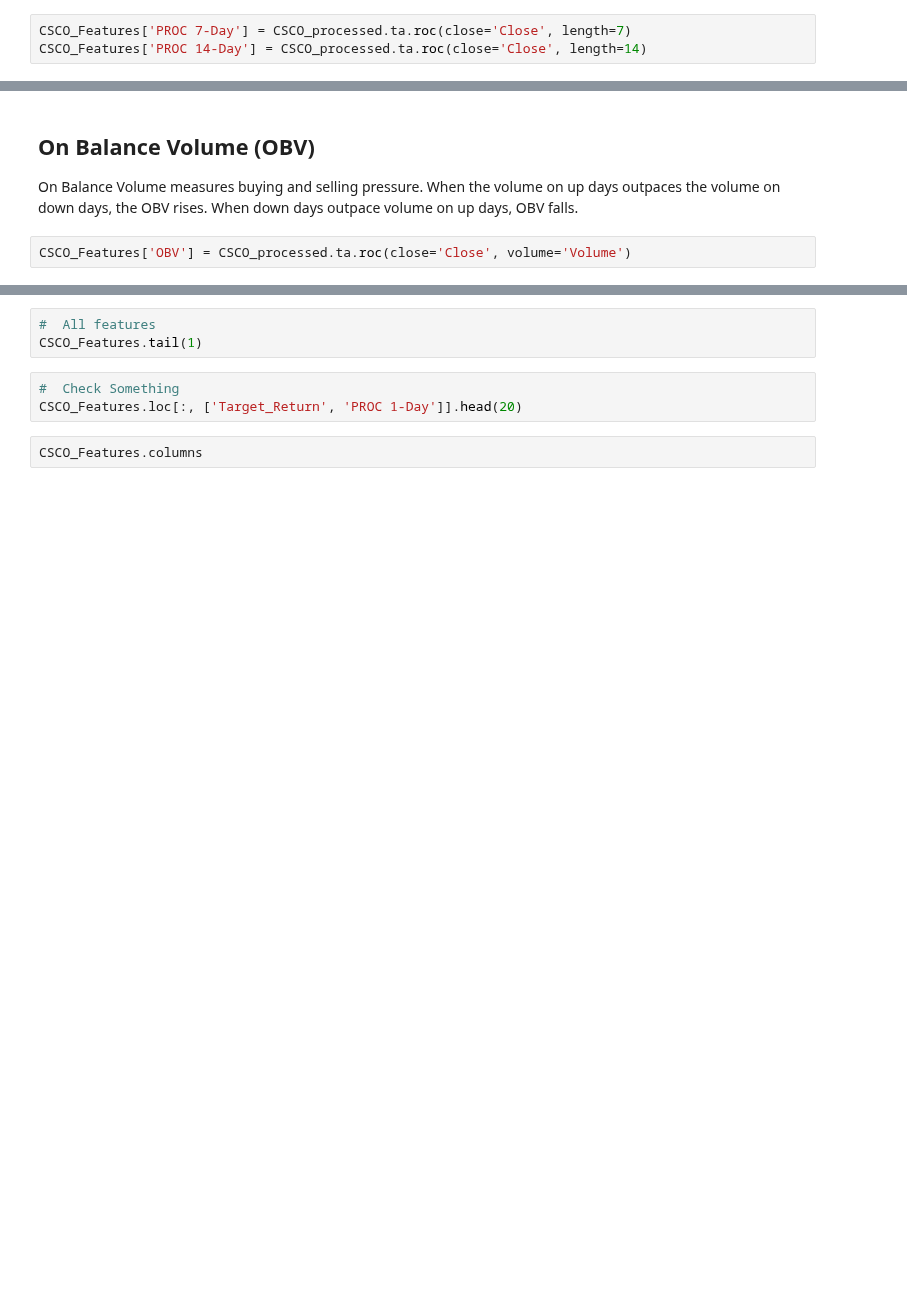
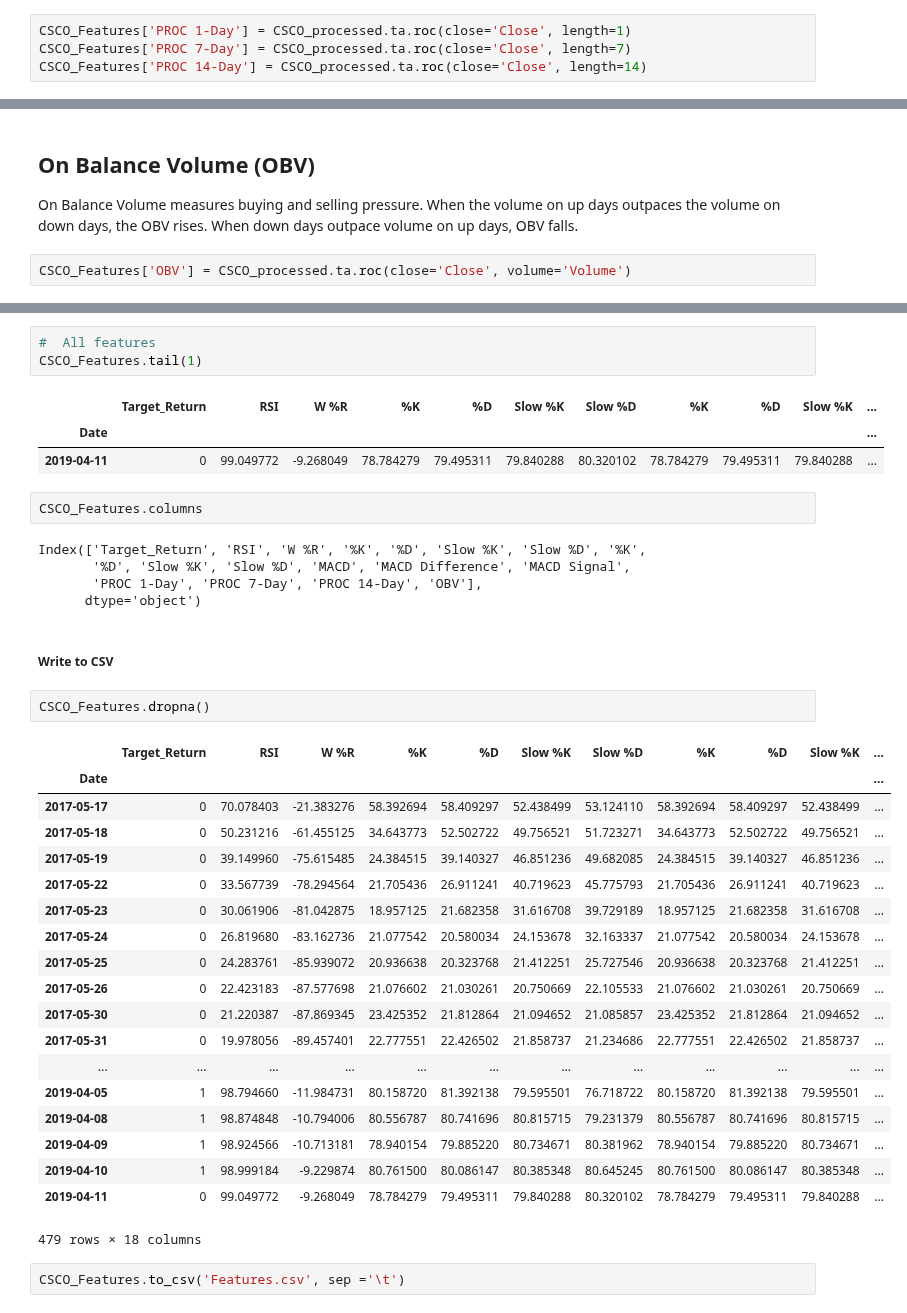
Before and after one commit to TrevorMcDougald/CS4315, a Jupyter notebook: Part 4: Feature Extraction.ipynb, the cells around one changed output, grey strips where cells are left out. Drawn from its saved outputs; the diff is of its cells as text; blank space fills up the shorter version.

```diff
--- a/Part 4: Feature Extraction.ipynb
+++ b/Part 4: Feature Extraction.ipynb
@@ -233,4 +286,5 @@ above the zero line, when they are falling PROC levels are below the zero line.
 # %%
+CSCO_Features['PROC 1-Day'] = CSCO_processed.ta.roc(close='Close', length=1)
 CSCO_Features['PROC 7-Day'] = CSCO_processed.ta.roc(close='Close', length=7)
 CSCO_Features['PROC 14-Day'] = CSCO_processed.ta.roc(close='Close', length=14)
 # %%
@@ -271,8 +346,40 @@ OBV_line = sns.lineplot(x=CSCO_Features.index, y=CSCO_Features['OBV'], legend='f
 # %%
 #  All features
 CSCO_Features.tail(1)
+# %% [output]
+|  | Target_Return | RSI | W %R | %K | %D | Slow %K | Slow %D | %K | %D | Slow %K | ... |
+| Date |  |  |  |  |  |  |  |  |  |  | ... |
+| 2019-04-11 | 0 | 99.049772 | -9.268049 | 78.784279 | 79.495311 | 79.840288 | 80.320102 | 78.784279 | 79.495311 | 79.840288 | ... |
-# %%
-#  Check Something
-CSCO_Features.loc[:, ['Target_Return', 'PROC 1-Day']].head(20)
 # %%
 CSCO_Features.columns
+# %% [output]
+Index(['Target_Return', 'RSI', 'W %R', '%K', '%D', 'Slow %K', 'Slow %D', '%K',
+       '%D', 'Slow %K', 'Slow %D', 'MACD', 'MACD Difference', 'MACD Signal',
+       'PROC 1-Day', 'PROC 7-Day', 'PROC 14-Day', 'OBV'],
+      dtype='object')
+# %% [markdown]
+##### Write to CSV
+# %%
+CSCO_Features.dropna()
+# %% [output]
+|  | Target_Return | RSI | W %R | %K | %D | Slow %K | Slow %D | %K | %D | Slow %K | ... |
+| Date |  |  |  |  |  |  |  |  |  |  | ... |
+| 2017-05-17 | 0 | 70.078403 | -21.383276 | 58.392694 | 58.409297 | 52.438499 | 53.124110 | 58.392694 | 58.409297 | 52.438499 | ... |
+| 2017-05-18 | 0 | 50.231216 | -61.455125 | 34.643773 | 52.502722 | 49.756521 | 51.723271 | 34.643773 | 52.502722 | 49.756521 | ... |
+| 2017-05-19 | 0 | 39.149960 | -75.615485 | 24.384515 | 39.140327 | 46.851236 | 49.682085 | 24.384515 | 39.140327 | 46.851236 | ... |
+| 2017-05-22 | 0 | 33.567739 | -78.294564 | 21.705436 | 26.911241 | 40.719623 | 45.775793 | 21.705436 | 26.911241 | 40.719623 | ... |
+| 2017-05-23 | 0 | 30.061906 | -81.042875 | 18.957125 | 21.682358 | 31.616708 | 39.729189 | 18.957125 | 21.682358 | 31.616708 | ... |
+| 2017-05-24 | 0 | 26.819680 | -83.162736 | 21.077542 | 20.580034 | 24.153678 | 32.163337 | 21.077542 | 20.580034 | 24.153678 | ... |
+| 2017-05-25 | 0 | 24.283761 | -85.939072 | 20.936638 | 20.323768 | 21.412251 | 25.727546 | 20.936638 | 20.323768 | 21.412251 | ... |
+| 2017-05-26 | 0 | 22.423183 | -87.577698 | 21.076602 | 21.030261 | 20.750669 | 22.105533 | 21.076602 | 21.030261 | 20.750669 | ... |
+| 2017-05-30 | 0 | 21.220387 | -87.869345 | 23.425352 | 21.812864 | 21.094652 | 21.085857 | 23.425352 | 21.812864 | 21.094652 | ... |
+| 2017-05-31 | 0 | 19.978056 | -89.457401 | 22.777551 | 22.426502 | 21.858737 | 21.234686 | 22.777551 | 22.426502 | 21.858737 | ... |
+| ... | ... | ... | ... | ... | ... | ... | ... | ... | ... | ... | ... |
+| 2019-04-05 | 1 | 98.794660 | -11.984731 | 80.158720 | 81.392138 | 79.595501 | 76.718722 | 80.158720 | 81.392138 | 79.595501 | ... |
+| 2019-04-08 | 1 | 98.874848 | -10.794006 | 80.556787 | 80.741696 | 80.815715 | 79.231379 | 80.556787 | 80.741696 | 80.815715 | ... |
+| 2019-04-09 | 1 | 98.924566 | -10.713181 | 78.940154 | 79.885220 | 80.734671 | 80.381962 | 78.940154 | 79.885220 | 80.734671 | ... |
+| 2019-04-10 | 1 | 98.999184 | -9.229874 | 80.761500 | 80.086147 | 80.385348 | 80.645245 | 80.761500 | 80.086147 | 80.385348 | ... |
+| 2019-04-11 | 0 | 99.049772 | -9.268049 | 78.784279 | 79.495311 | 79.840288 | 80.320102 | 78.784279 | 79.495311 | 79.840288 | ... |
+479 rows × 18 columns
+# %%
+CSCO_Features.to_csv('Features.csv', sep ='\t')
```
Also changed, not shown: parts of 17 cells of this notebook, 1 other file.
